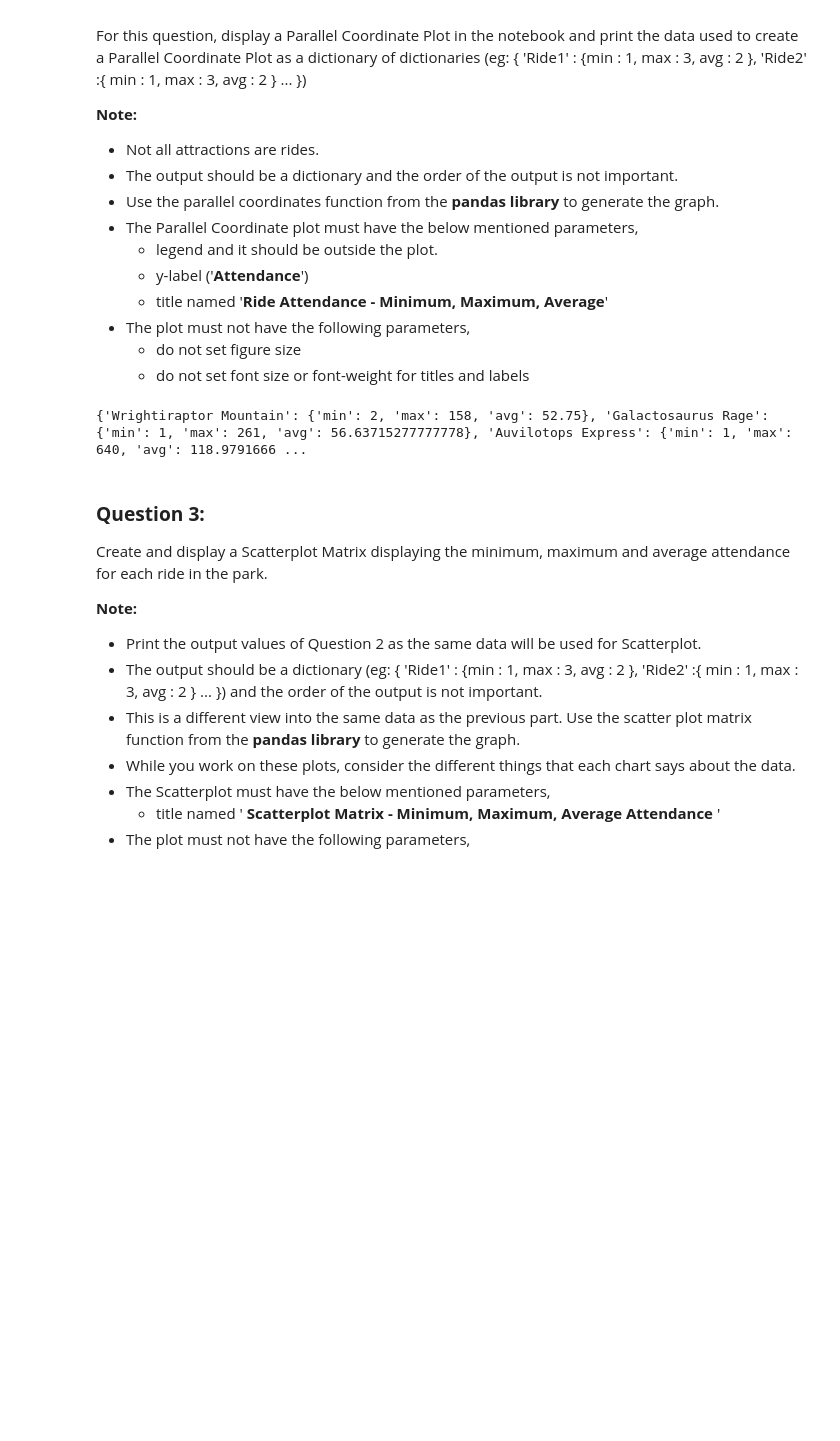
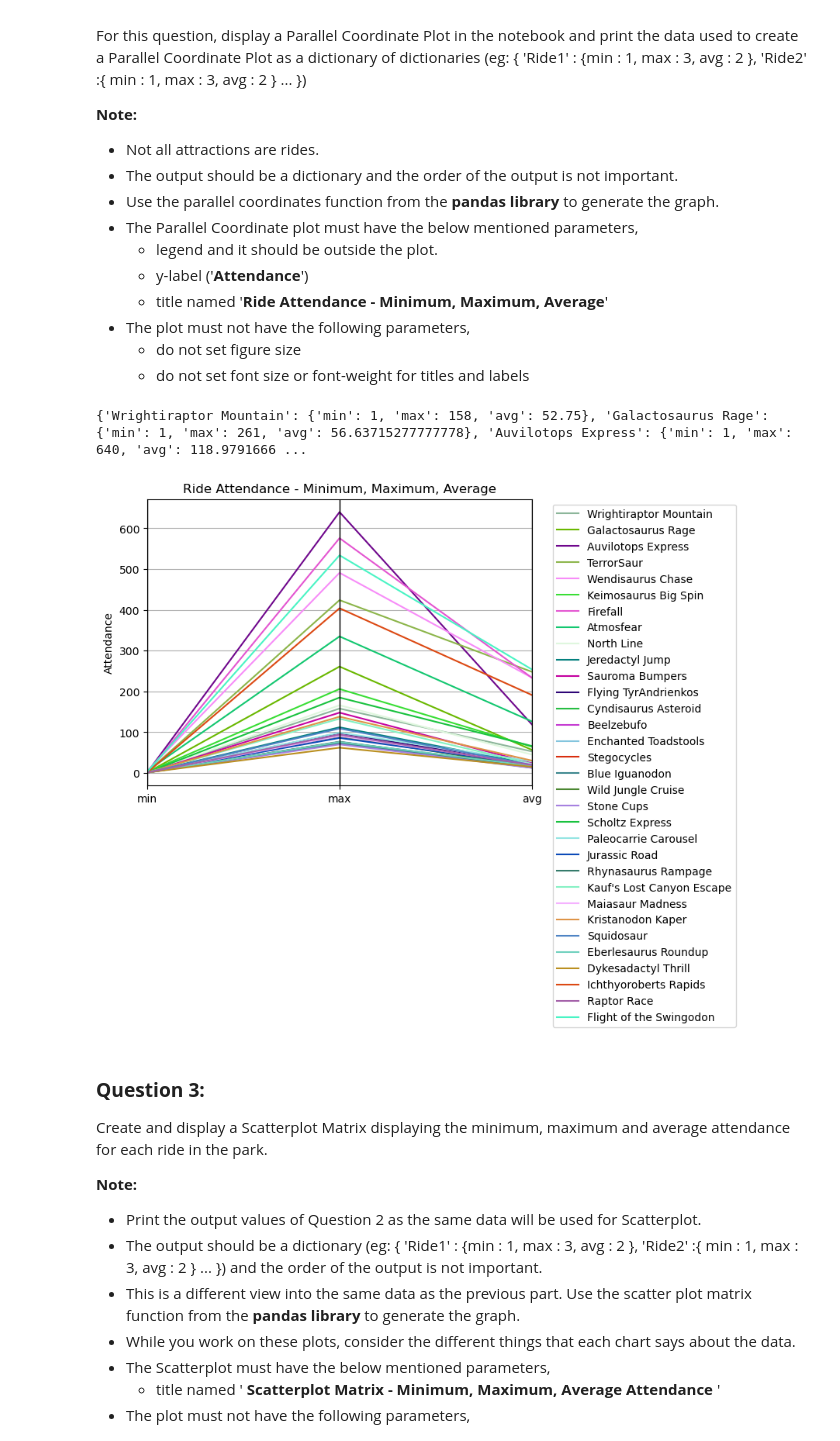
Before and after one commit to MoeAD99/CSE-578-Data-Visualization, a Jupyter notebook: Dino Fun World Analysis/Assignment3.ipynb, the cells around one changed output. Drawn from its saved outputs; the diff is of its cells as text; code cells hidden in the pictures; blank space fills up the shorter version.

Commit message:
Parallel coordinate plot added

```diff
--- a/Dino Fun World Analysis/Assignment3.ipynb
+++ b/Dino Fun World Analysis/Assignment3.ipynb
@@ -93,20 +93,30 @@ For this question, display a Parallel Coordinate Plot in the notebook and print
 # %%
 ### TEST FUNCTION: test_question2
 # DO NOT REMOVE OR MODIFY THE ABOVE LINE
 # your code here
 rides = cursor.execute("SELECT AttractionID, Name FROM attraction WHERE Category LIKE '%Ride%'").fetchall()
 sequences = cursor.execute("SELECT sequence FROM sequences").fetchall()
 sequences = np.asarray([tup[0].split('-') for tup in sequences])
 attendance = {}
 for (idx, name) in rides:
-    minimum = np.min(np.nonzero(np.sum(sequences == str(idx), axis = 0)))
-    maximum = np.max(np.sum(sequences == str(idx), axis = 0))
-    average = np.mean(np.sum(sequences == str(idx), axis = 0))
-    metrics = {'min': minimum, 'max': maximum, 'avg': average}
+    matches = np.sum(sequences == str(idx), axis = 0)
+    minimum = np.min(np.where(matches != 0, matches, np.inf))
+    maximum = np.max(matches)
+    average = np.mean(matches)
+    metrics = {'min': int(minimum), 'max': int(maximum), 'avg': float(average)}
     attendance[name] = metrics
 print(attendance)
+names_df = pd.DataFrame({'rides': attendance.keys()})
+metrics_df = pd.DataFrame(attendance.values())
+attendance_df = pd.concat([names_df,metrics_df], axis = 1)
+parallel_coordinates(attendance_df, 'rides')
+plt.legend(bbox_to_anchor=(1.04, 1.0), loc='upper left')
+plt.ylabel("Attendance")
+plt.title("Ride Attendance - Minimum, Maximum, Average")
+plt.show()
 # %% [output]
-{'Wrightiraptor Mountain': {'min': 2, 'max': 158, 'avg': 52.75}, 'Galactosaurus Rage': {'min': 1, 'max': 261, 'avg': 56.63715277777778}, 'Auvilotops Express': {'min': 1, 'max': 640, 'avg': 118.9791666 ...
+{'Wrightiraptor Mountain': {'min': 1, 'max': 158, 'avg': 52.75}, 'Galactosaurus Rage': {'min': 1, 'max': 261, 'avg': 56.63715277777778}, 'Auvilotops Express': {'min': 1, 'max': 640, 'avg': 118.9791666 ...
+[figure, added]
 # %% [markdown]
 ### **Question 3:**
 Create and display a Scatterplot Matrix displaying the minimum, maximum and average attendance for each ride in the park.
```
